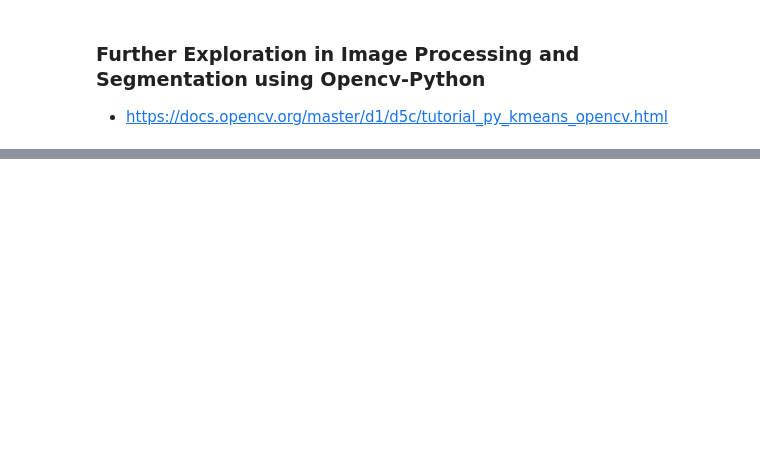
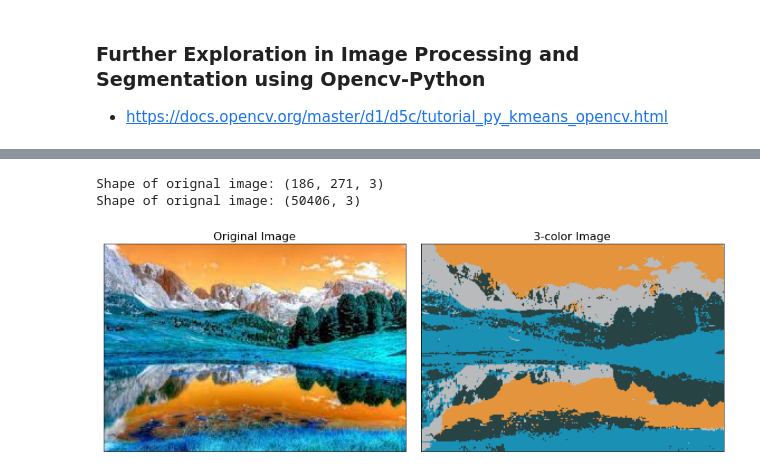
Before and after one commit to paragajg/Data-Science-9, a Jupyter notebook: 4.Clustering/KMeans-Images.ipynb, the cells around one changed output, grey strips where cells are left out. Cells and saved outputs as stored; diff of their text form; code cells hidden in the pictures; blank space fills up the shorter version.

```diff
--- a/4.Clustering/KMeans-Images.ipynb
+++ b/4.Clustering/KMeans-Images.ipynb
@@ -42,0 +90,33 @@ ax[1].set_title('3-color Image', size=16);
+# %%
+def cluster_img(img_path,n_clusters= 3):
+    img = cv.imread(img_path)
+    data = np.float32(img)
+    print(f"Shape of orignal image: {data.shape}")
+    data = data.reshape((-1,3))
+    print(f"Shape of orignal image: {data.shape}")
+
+    # Define criteria = ( type, max_iter = 10 , epsilon = 1.0 )
+    criteria = (cv.TERM_CRITERIA_EPS + cv.TERM_CRITERIA_MAX_ITER, 10, 1.0)
+    # Set flags (Just to avoid line break in the code)
+    flags = cv.KMEANS_RANDOM_CENTERS
+    # Apply KMeans
+    compactness,labels,centers = cv.kmeans(data,n_clusters,None,criteria,10,flags)
+    center = np.uint8(centers)
+    res = center[labels.flatten()]
+    res2 = res.reshape((img.shape))
+#     ax = plt.axes(xticks=[], yticks=[])
+#     ax.imshow(res2)
+
+    fig, ax = plt.subplots(1, 2, figsize=(16, 6),
+                           subplot_kw=dict(xticks=[], yticks=[]))
+    fig.subplots_adjust(wspace=0.05)
+    ax[0].imshow(img)
+    ax[0].set_title('Original Image', size=16)
+    ax[1].imshow(res2)
+    ax[1].set_title('3-color Image', size=16)
+# %%
+cluster_img("data/scene_1.jpeg",n_clusters= 4)
+# %% [output]
+Shape of orignal image: (186, 271, 3)
+Shape of orignal image: (50406, 3)
+[figure, added]
```
Also changed, not shown: parts of 14 cells of this notebook, 2 other files.
